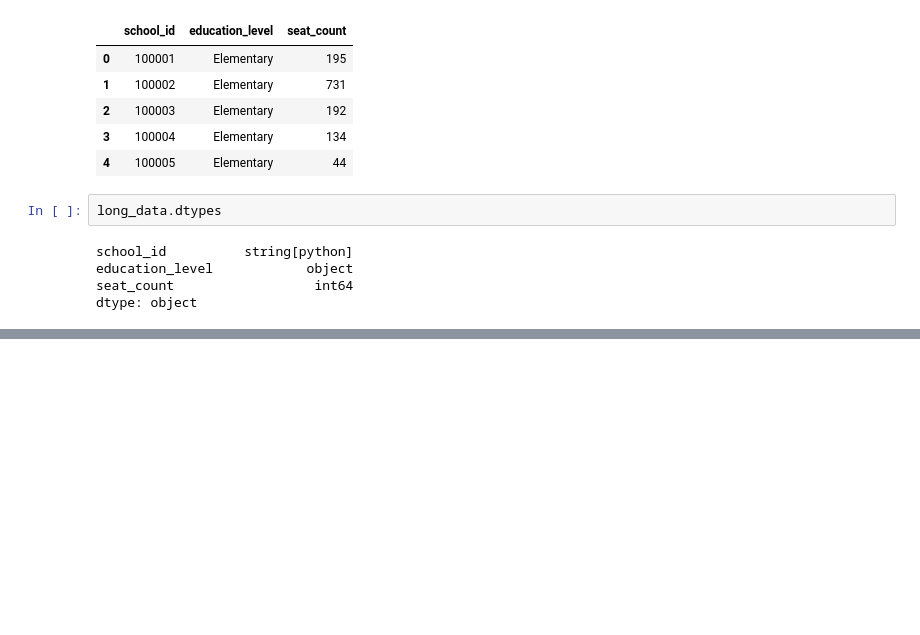
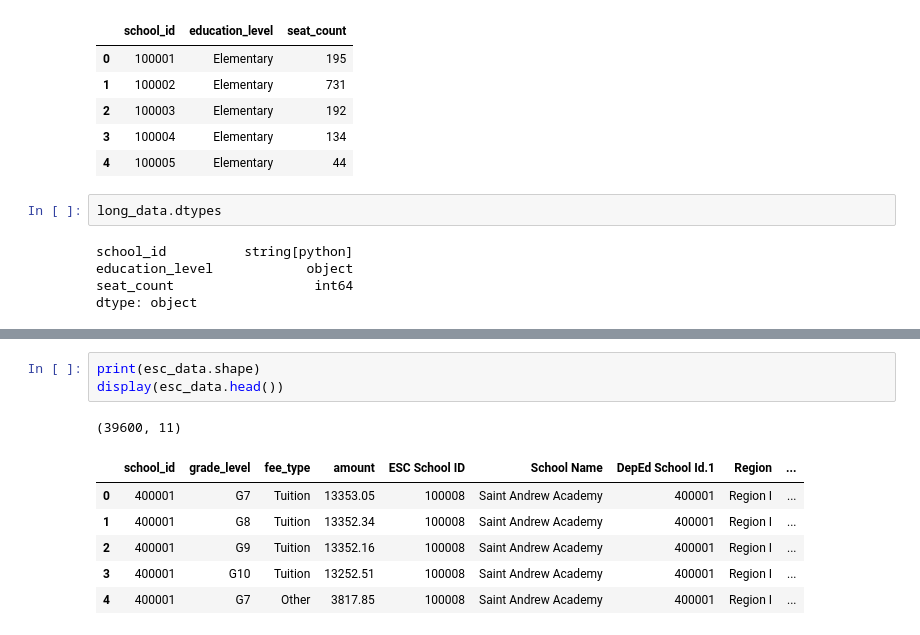
Before and after one commit to cair-philippines/project_paaral, a Jupyter notebook: notebooks/0.1-process-enrollment.ipynb, the cells around one changed output, grey strips where cells are left out. Drawn from its saved outputs; the diff is of its cells as text; blank space fills up the shorter version.

```diff
--- a/notebooks/0.1-process-enrollment.ipynb
+++ b/notebooks/0.1-process-enrollment.ipynb
@@ -471,0 +498,11 @@ dtype: object
+# %%
+print(esc_data.shape)
+display(esc_data.head())
+# %% [output]
+(39600, 11)
+|  | school_id | grade_level | fee_type | amount | ESC School ID | School Name | DepEd School Id.1 | Region | ... |
+| 0 | 400001 | G7 | Tuition | 13353.05 | 100008 | Saint Andrew Academy | 400001 | Region I | ... |
+| 1 | 400001 | G8 | Tuition | 13352.34 | 100008 | Saint Andrew Academy | 400001 | Region I | ... |
+| 2 | 400001 | G9 | Tuition | 13352.16 | 100008 | Saint Andrew Academy | 400001 | Region I | ... |
+| 3 | 400001 | G10 | Tuition | 13252.51 | 100008 | Saint Andrew Academy | 400001 | Region I | ... |
+| 4 | 400001 | G7 | Other | 3817.85 | 100008 | Saint Andrew Academy | 400001 | Region I | ... |
```
Also changed, not shown: parts of 18 cells of this notebook.
